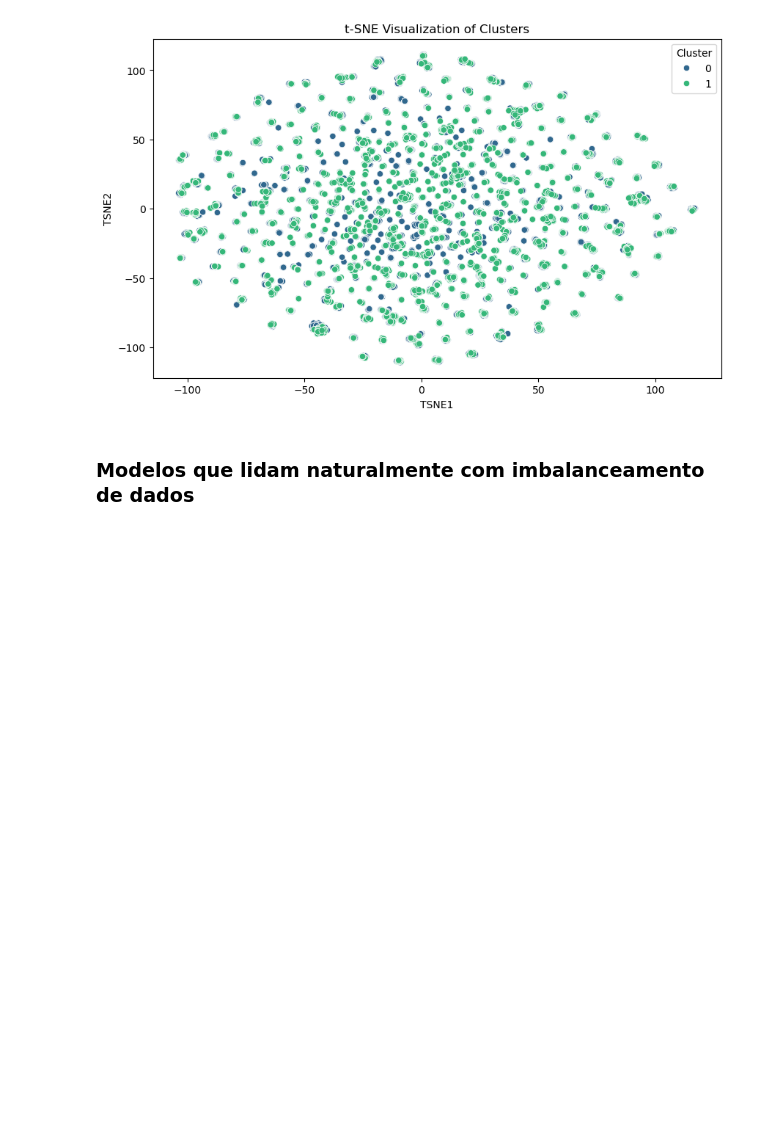
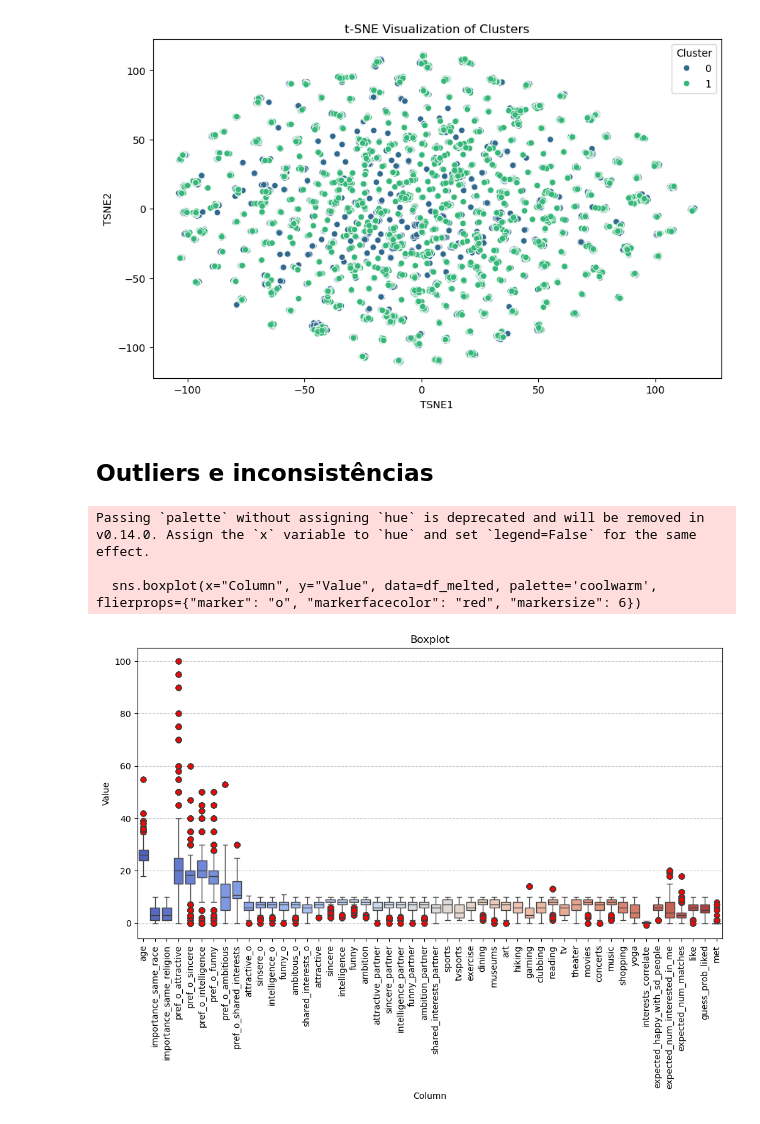
Before and after one commit to FrederickAlmeida/SpeedDating, a Jupyter notebook: pre_processing_fred.ipynb, the cells around one changed output. Saved outputs shown, nothing was run; the diff lists cells and outputs as text; code cells hidden in the pictures; blank space fills up the shorter version.

```diff
--- a/pre_processing_fred.ipynb
+++ b/pre_processing_fred.ipynb
@@ -271,5 +271,33 @@ plt.title("t-SNE Visualization of Clusters")
 plt.show()
 # %% [output]
 [figure]
-# %% [markdown]
-### Modelos que lidam naturalmente com imbalanceamento de dados
+# %% [markdown]
+## Outliers e inconsistências
+# %%
+numeric_columns = df.select_dtypes(include=['number'])
+# dropando colunas nao muito interessantes ou que os dados se repetem, como pref_o_atributo e atributo_important
+numeric_columns.drop(
+    columns=[
+        'wave', 'age_o', 'd_age', 'attractive_important',
+        'sincere_important', 'intellicence_important', 'funny_important',
+        'ambtition_important', 'shared_interests_important'
+        ],
+      inplace=True
+    )
+# %%
+df_melted = numeric_columns.melt(var_name="Column", value_name="Value")
+
+plt.figure(figsize=(12, 6))
+
+# boxplot
+sns.boxplot(x="Column", y="Value", data=df_melted, palette='coolwarm', flierprops={"marker": "o", "markerfacecolor": "red", "markersize": 6})
+
+plt.xticks(rotation=90)
+plt.grid(axis='y', linestyle='--', alpha=0.7)
+plt.title("Boxplot")
+plt.show()
+# %% [output]
+Passing `palette` without assigning `hue` is deprecated and will be removed in v0.14.0. Assign the `x` variable to `hue` and set `legend=False` for the same effect.
+
+  sns.boxplot(x="Column", y="Value", data=df_melted, palette='coolwarm', flierprops={"marker": "o", "markerfacecolor": "red", "markersize": 6})
+[figure, added]
```
Also changed, not shown: parts of 19 cells of this notebook.
